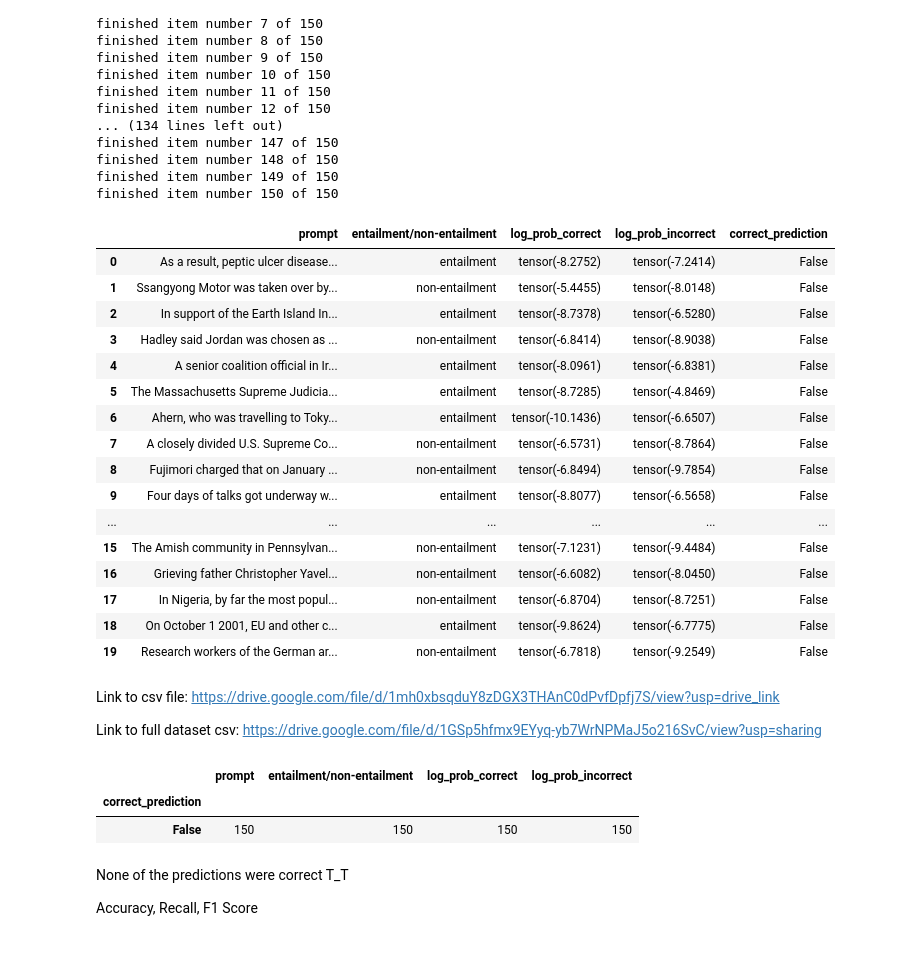
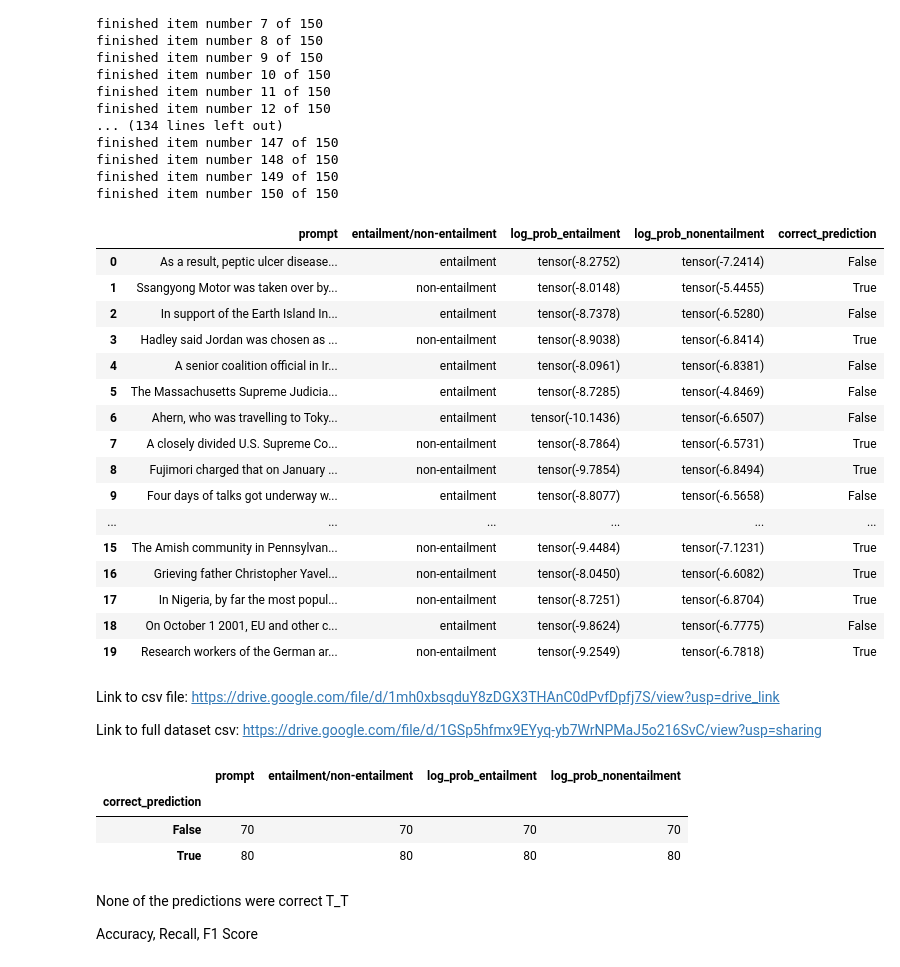
Before and after one commit to k-smyk/behavioral_evals_rl, a Jupyter notebook: NLI-7b/NLI_Llama27b.ipynb, the cells around one changed output. Drawn from its saved outputs; the diff is of its cells as text; code cells hidden in the pictures.

```diff
--- a/NLI-7b/NLI_Llama27b.ipynb
+++ b/NLI-7b/NLI_Llama27b.ipynb
@@ -159,8 +159,8 @@ def get_log_prob_of_completion(
 results = []
 prompt_list = []
 correct_answer_list =[]
-log_ps_correct_option = []
-log_ps_incorrect_option = []
+log_ps_entailment_option = []
+log_ps_nonentailment_option = []
 
 item_index = 1
 dataset_size = len(dataset)
@@ -171,41 +171,38 @@ for item in dataset:
   # get classification of item as either entailment (0) or non-entailment(1)
   category = item['label']
 
-  correct = ''
-  incorrect = ''
+  correct_answer = ''
 
   # set correct classification based on label
   if category == 1:
-    correct = 'non-entailment'
-    incorrect = 'entailment'
+    correct_answer = 'non-entailment'
 
   else:
-    correct = 'entailment'
-    incorrect = 'non-entailment'
+    correct_answer = 'entailment'
 
   prompt_list.append(prompt)
-  correct_answer_list.append(correct)
+  correct_answer_list.append(correct_answer)
 
   #compute the lob probabilities for both entailment and non-entailment classes
 
-  log_p_correct = get_log_prob_of_completion(
+  log_p_entailment = get_log_prob_of_completion(
       model,
       tokenizer,
       prompt,
-      correct
+      'entailment'
   )
   # append to the correct list
-  log_ps_correct_option.append(log_p_correct)
+  log_ps_entailment_option.append(log_p_entailment)
 
-  log_p_incorrect = get_log_prob_of_completion(
+  log_p_nonentailment = get_log_prob_of_completion(
       model,
       tokenizer,
       prompt,
-      incorrect
+      'non-entailment'
   )
 
   # append to the incorrect list
-  log_ps_incorrect_option.append(log_p_incorrect)
+  log_ps_nonentailment_option.append(log_p_nonentailment)
 
   print(f'finished item number {item_index} of {dataset_size}')
   item_index += 1
@@ -230,39 +227,39 @@ finished item number 150 of 150
 # %%
 # lets load things into pandas
 import pandas as pd
 
-df = pd.DataFrame(list(zip(prompt_list,correct_answer_list,log_ps_correct_option,log_ps_incorrect_option)), columns = ['prompt','entailment/non-entailment','log_prob_correct', 'log_prob_incorrect'])
+df = pd.DataFrame(list(zip(prompt_list,correct_answer_list,log_ps_entailment_option,log_ps_nonentailment_option)), columns = ['prompt','entailment/non-entailment','log_prob_entailment', 'log_prob_nonentailment'])
 
 
 # evaluate the log probabilities
 # check whether the log probaility of the correct answer is higher than the
 # incorrect answer and append to the results list
 
-def prediction_eval(entailment, correct_logprob, incorrect_logprob):
-  prediction = prediction = np.where(entailment == "non-entailment", incorrect_logprob > correct_logprob, correct_logprob > incorrect_logprob)
+def prediction_eval(entailment, entailment_logprob, nonentailment_logprob):
+  prediction = prediction = np.where(entailment == "non-entailment", nonentailment_logprob > entailment_logprob, entailment_logprob > nonentailment_logprob)
   return prediction
 
-df['correct_prediction'] = prediction_eval(df['entailment/non-entailment'],df['log_prob_correct'],df['log_prob_incorrect'])
+df['correct_prediction'] = prediction_eval(df['entailment/non-entailment'],df['log_prob_entailment'],df['log_prob_nonentailment'])
 
 df.head(20)
 # %% [output]
-|  | prompt | entailment/non-entailment | log_prob_correct | log_prob_incorrect | correct_prediction |
+|  | prompt | entailment/non-entailment | log_prob_entailment | log_prob_nonentailment | correct_prediction |
 | 0 | As a result, peptic ulcer disease... | entailment | tensor(-8.2752) | tensor(-7.2414) | False |
-| 1 | Ssangyong Motor was taken over by... | non-entailment | tensor(-5.4455) | tensor(-8.0148) | False |
+| 1 | Ssangyong Motor was taken over by... | non-entailment | tensor(-8.0148) | tensor(-5.4455) | True |
 | 2 | In support of the Earth Island In... | entailment | tensor(-8.7378) | tensor(-6.5280) | False |
-| 3 | Hadley said Jordan was chosen as ... | non-entailment | tensor(-6.8414) | tensor(-8.9038) | False |
+| 3 | Hadley said Jordan was chosen as ... | non-entailment | tensor(-8.9038) | tensor(-6.8414) | True |
 | 4 | A senior coalition official in Ir... | entailment | tensor(-8.0961) | tensor(-6.8381) | False |
 | 5 | The Massachusetts Supreme Judicia... | entailment | tensor(-8.7285) | tensor(-4.8469) | False |
 | 6 | Ahern, who was travelling to Toky... | entailment | tensor(-10.1436) | tensor(-6.6507) | False |
-| 7 | A closely divided U.S. Supreme Co... | non-entailment | tensor(-6.5731) | tensor(-8.7864) | False |
-| 8 | Fujimori charged that on January ... | non-entailment | tensor(-6.8494) | tensor(-9.7854) | False |
+| 7 | A closely divided U.S. Supreme Co... | non-entailment | tensor(-8.7864) | tensor(-6.5731) | True |
+| 8 | Fujimori charged that on January ... | non-entailment | tensor(-9.7854) | tensor(-6.8494) | True |
 | 9 | Four days of talks got underway w... | entailment | tensor(-8.8077) | tensor(-6.5658) | False |
 | ... | ... | ... | ... | ... | ... |
-| 15 | The Amish community in Pennsylvan... | non-entailment | tensor(-7.1231) | tensor(-9.4484) | False |
-| 16 | Grieving father Christopher Yavel... | non-entailment | tensor(-6.6082) | tensor(-8.0450) | False |
-| 17 | In Nigeria, by far the most popul... | non-entailment | tensor(-6.8704) | tensor(-8.7251) | False |
+| 15 | The Amish community in Pennsylvan... | non-entailment | tensor(-9.4484) | tensor(-7.1231) | True |
+| 16 | Grieving father Christopher Yavel... | non-entailment | tensor(-8.0450) | tensor(-6.6082) | True |
+| 17 | In Nigeria, by far the most popul... | non-entailment | tensor(-8.7251) | tensor(-6.8704) | True |
 | 18 | On October 1 2001, EU and other c... | entailment | tensor(-9.8624) | tensor(-6.7775) | False |
-| 19 | Research workers of the German ar... | non-entailment | tensor(-6.7818) | tensor(-9.2549) | False |
+| 19 | Research workers of the German ar... | non-entailment | tensor(-9.2549) | tensor(-6.7818) | True |
 # %%
 # export to csv
 
@@ -275,9 +272,10 @@ Link to full dataset csv: https://drive.google.com/file/d/1GSp5hfmx9EYyq-yb7WrNP
 # group by the correct predictions for accuracy
 df.groupby('correct_prediction').count()
 # %% [output]
-|  | prompt | entailment/non-entailment | log_prob_correct | log_prob_incorrect |
+|  | prompt | entailment/non-entailment | log_prob_entailment | log_prob_nonentailment |
 | correct_prediction |  |  |  |  |
-| False | 150 | 150 | 150 | 150 |
+| False | 70 | 70 | 70 | 70 |
+| True | 80 | 80 | 80 | 80 |
 # %% [markdown]
 None of the predictions were correct T_T
 
```
Also changed, not shown: 2 other files.
